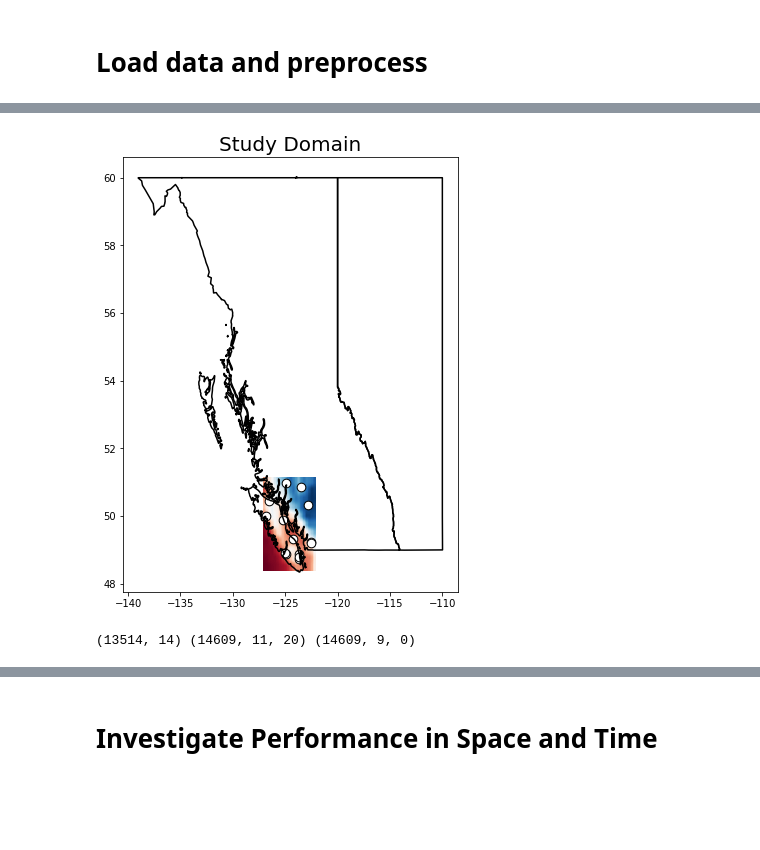
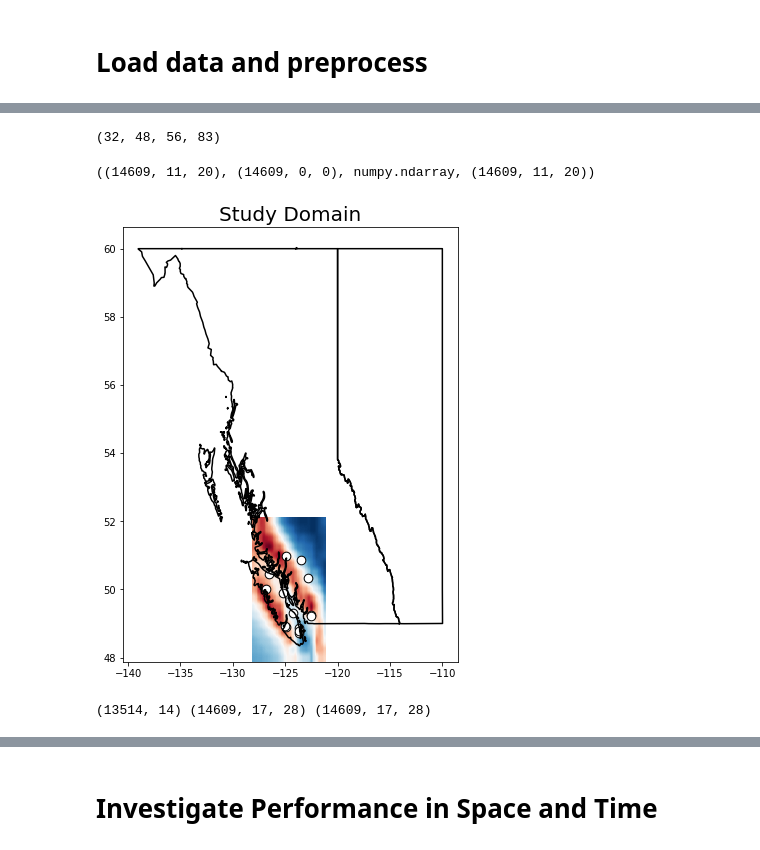
Before and after one commit to andersonsam/cnn_lstm_era, a Jupyter notebook: cnn_lstm_ERA5_basic (1).ipynb, the cells around one changed output, grey strips where cells are left out. Cells and saved outputs as stored; diff of their text form; code cells hidden in the pictures; blank space fills up the shorter version.

Commit message:
Precip shape fix

```diff
--- a/cnn_lstm_ERA5_basic (1).ipynb
+++ b/cnn_lstm_ERA5_basic (1).ipynb
@@ -781,7 +779,7 @@ maxTDict = pickle.load(pickle_in)
 pickle_in = open(dataPath + 'minTDict_ERA5_1979_2018_025grid_AB_BC.pickle','rb')
 minTDict = pickle.load(pickle_in)
 
-pickle_in = open(dataPath + 'precDict_ERA5.pickle','rb')
+pickle_in = open(dataPath + 'precDict_ERA5_1979_2018_025grid_AB_BC.pickle','rb')
 precDict = pickle.load(pickle_in)
 
 #unpack data
@@ -828,7 +830,7 @@ stationBasins = [stationBasins[ii] for ii in stationInds]
 #reduce spatial extent to only bound the stations of interest (reduce memory requirements)
 
 bounding_box = 1 #1/0 yes/no if you want to reduce the spatial extent
-border = 1 #number of pixels to border the outermost stations
+border = 5 #number of pixels to border the outermost stations
 
 if bounding_box:
 
@@ -872,18 +874,27 @@ if bounding_box:
   extentERA = [eraLon[indMinLonERA] - d_eraLon/2,eraLon[indMaxLonERA] + d_eraLon/2,eraLat[indMinLatERA] - d_eraLat/2,eraLat[indMaxLatERA] + d_eraLat/2]
   eraLon = eraLon[indMinLonERA:indMaxLonERA+1]
   eraLat = eraLat[indMaxLatERA:indMinLatERA+1]
+# %%
+indMaxLatERA, indMinLatERA, indMinLonERA, indMaxLonERA
+# %% [output]
+(32, 48, 56, 83)
+# %%
+a = P[:, indMaxLatERA:indMinLatERA+1, indMinLonERA:indMaxLonERA+1]
+np.shape(P), np.shape(a), type(P), np.shape(Tmax)
+# %% [output]
+((14609, 11, 20), (14609, 0, 0), numpy.ndarray, (14609, 11, 20))
 # %%
 #extentERA = [minLon,maxLon,minLat,maxLat]
 
 fig, ax = plt.subplots(figsize = (6,8))
 plot_prov_ax(prov = 'AB_BC', ax = ax)
-ax.imshow(Tmax[0],aspect='auto',extent = extentERA, cmap = 'RdBu_r')
+ax.imshow(np.mean(P,axis = 0),aspect='auto',extent = extentERA, cmap = 'RdBu_r')
 ax.scatter(stationLon[stationInds],stationLat[stationInds], facecolor = 'w', edgecolor = 'k', s = 75)
 ax.set_title('Study Domain',fontsize = 20)
 
 plt.show()
 # %% [output]
-[figure, old version]
+[figure, new version]
 # %%
 #make data have same time range
 startYear = max(int(np.min(eraYears)),int(np.min(flowYears)))
@@ -907,7 +918,7 @@ eraYears = eraYears[indStartERA:]
 # %%
 print(np.shape(F),np.shape(Tmax),np.shape(P))#,np.shape(H),np.shape(S),np.shape(x_lat),np.shape(x_lon))
 # %% [output]
-(13514, 14) (14609, 11, 20) (14609, 9, 0)
+(13514, 14) (14609, 17, 28) (14609, 17, 28)
 # %%
 #prep data: standardize
 
```
Also changed, not shown: parts of 18 cells of this notebook.
